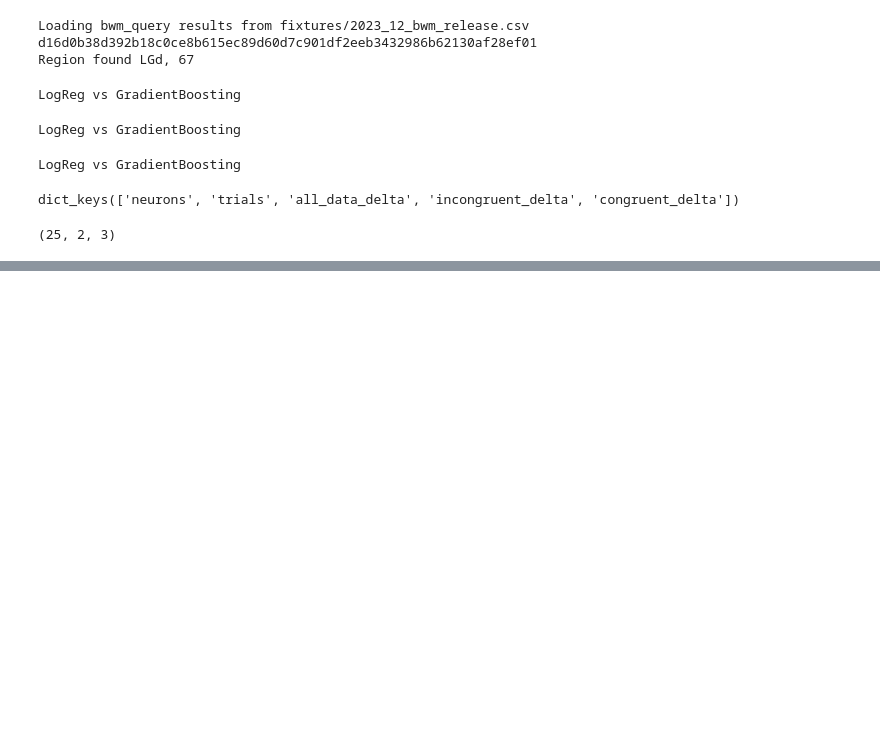
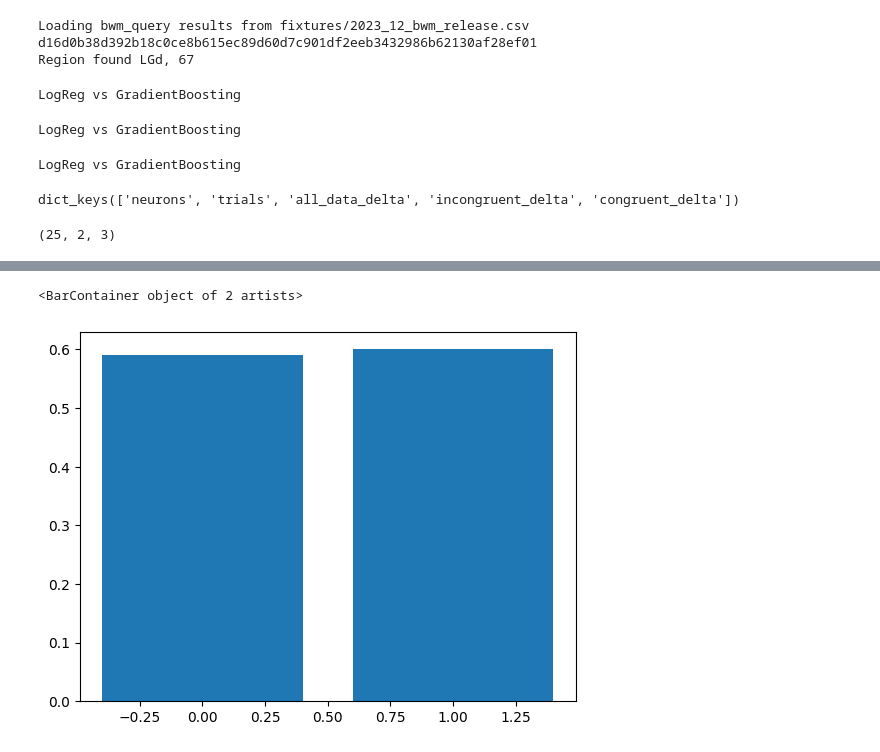
Before and after one commit to debottamKundu/ibl-partial-info-decomp, a Jupyter notebook: notebooks/decoder_goodsessions.ipynb, the cells around one changed output, grey strips where cells are left out. Cells and saved outputs as stored; diff of their text form; code cells hidden in the pictures; blank space fills up the shorter version.

```diff
--- a/notebooks/decoder_goodsessions.ipynb
+++ b/notebooks/decoder_goodsessions.ipynb
@@ -359,0 +424,8 @@ incscores = global_data_array[:, 1, 2]
+# %%
+plt.bar(
+    np.arange(2),
+    [np.mean(global_incongruent_deltas[:, 0]), np.mean(global_incongruent_deltas[:, 1])],
+)
+# %% [output]
+<BarContainer object of 2 artists>
+[figure, added]
```
Also changed, not shown: parts of 11 cells of this notebook, 7 other files.
